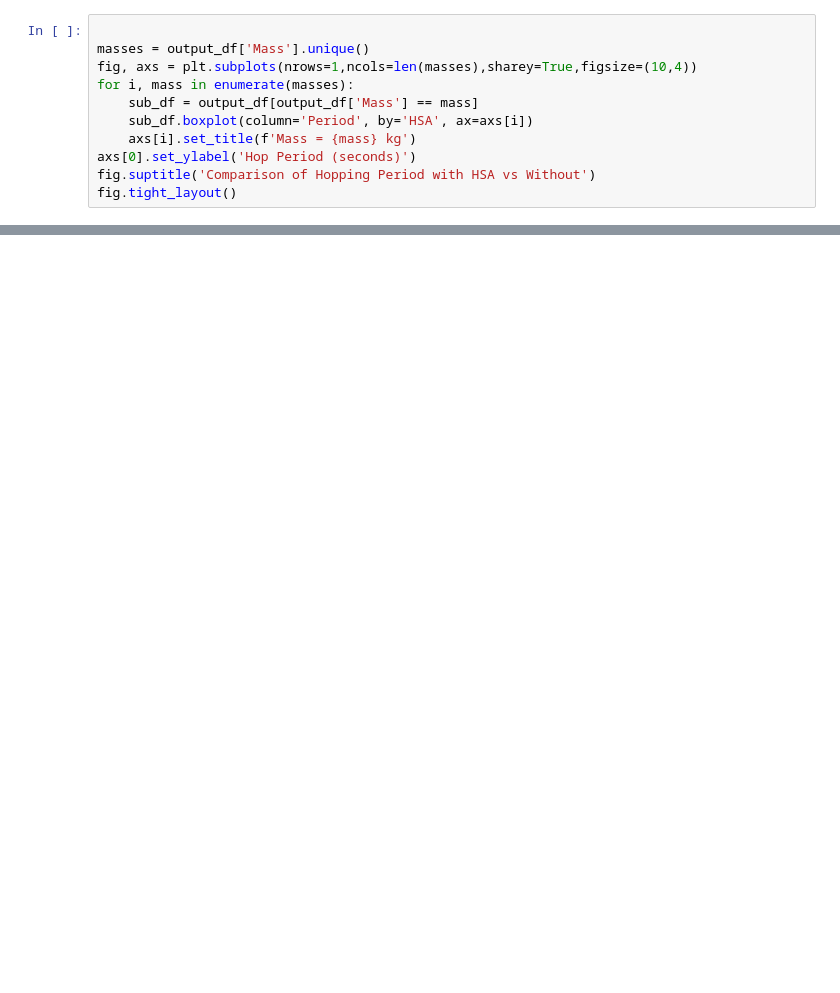
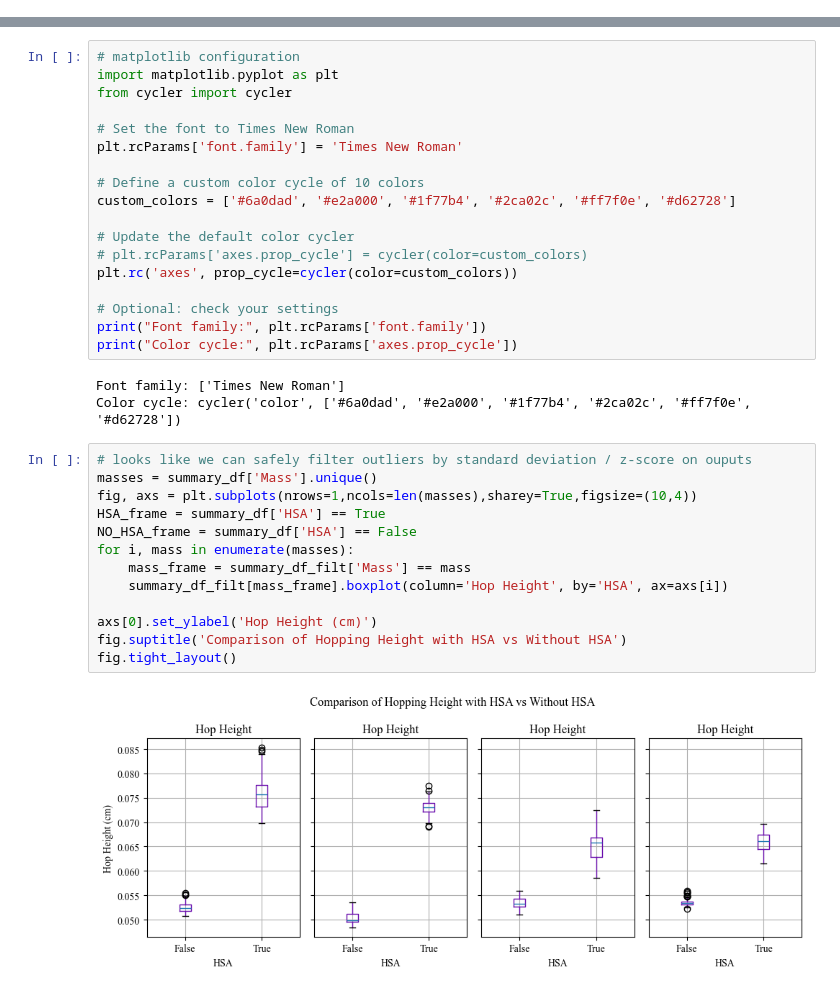
Before and after one commit to JGSuw/hsa_hopper_control, a Jupyter notebook: notebooks/design_paper/hop_energy_figs.ipynb, the cells around one changed output, grey strips where cells are left out. Saved outputs shown, nothing was run; the diff lists cells and outputs as text; blank space fills up the shorter version.

```diff
--- a/notebooks/design_paper/hop_energy_figs.ipynb
+++ b/notebooks/design_paper/hop_energy_figs.ipynb
@@ -227,11 +0,0 @@ fig.tight_layout()
-# %%
-
-masses = output_df['Mass'].unique()
-fig, axs = plt.subplots(nrows=1,ncols=len(masses),sharey=True,figsize=(10,4))
-for i, mass in enumerate(masses):
-    sub_df = output_df[output_df['Mass'] == mass]
-    sub_df.boxplot(column='Period', by='HSA', ax=axs[i])
-    axs[i].set_title(f'Mass = {mass} kg')
-axs[0].set_ylabel('Hop Period (seconds)')
-fig.suptitle('Comparison of Hopping Period with HSA vs Without')
-fig.tight_layout()
@@ -587,0 +467,36 @@ plt.savefig('hopping_result.png',dpi=900)
+# %%
+# matplotlib configuration
+import matplotlib.pyplot as plt
+from cycler import cycler
+
+# Set the font to Times New Roman
+plt.rcParams['font.family'] = 'Times New Roman'
+
+# Define a custom color cycle of 10 colors
+custom_colors = ['#6a0dad', '#e2a000', '#1f77b4', '#2ca02c', '#ff7f0e', '#d62728']
+
+# Update the default color cycler
+# plt.rcParams['axes.prop_cycle'] = cycler(color=custom_colors)
+plt.rc('axes', prop_cycle=cycler(color=custom_colors))
+
+# Optional: check your settings
+print("Font family:", plt.rcParams['font.family'])
+print("Color cycle:", plt.rcParams['axes.prop_cycle'])
+# %% [output]
+Font family: ['Times New Roman']
+Color cycle: cycler('color', ['#6a0dad', '#e2a000', '#1f77b4', '#2ca02c', '#ff7f0e', '#d62728'])
+# %%
+# looks like we can safely filter outliers by standard deviation / z-score on ouputs
+masses = summary_df['Mass'].unique()
+fig, axs = plt.subplots(nrows=1,ncols=len(masses),sharey=True,figsize=(10,4))
+HSA_frame = summary_df['HSA'] == True
+NO_HSA_frame = summary_df['HSA'] == False
+for i, mass in enumerate(masses):
+    mass_frame = summary_df_filt['Mass'] == mass
+    summary_df_filt[mass_frame].boxplot(column='Hop Height', by='HSA', ax=axs[i])
+
+axs[0].set_ylabel('Hop Height (cm)')
+fig.suptitle('Comparison of Hopping Height with HSA vs Without HSA')
+fig.tight_layout()
+# %% [output]
+[figure, added]
```
Also changed, not shown: parts of 38 cells of this notebook, 6 other files.
